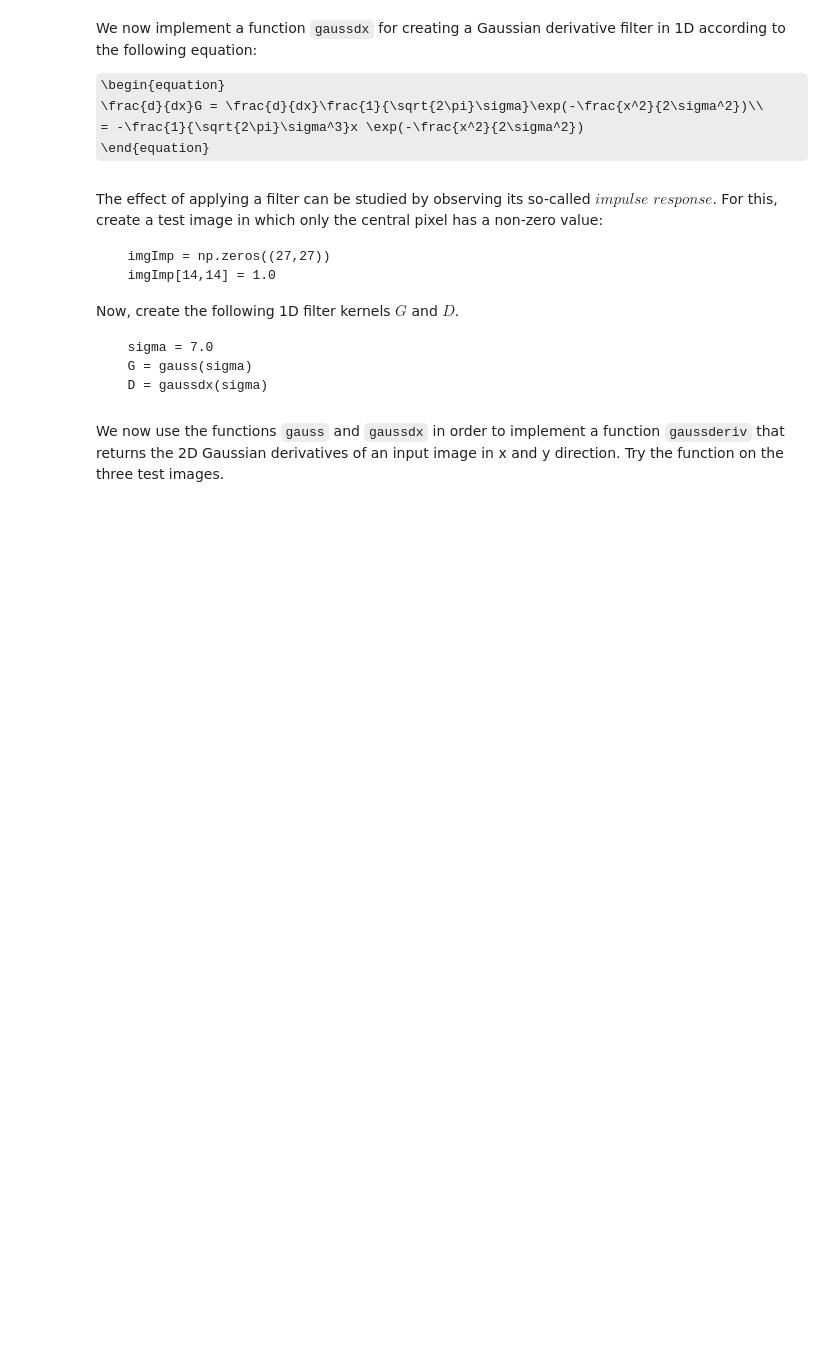
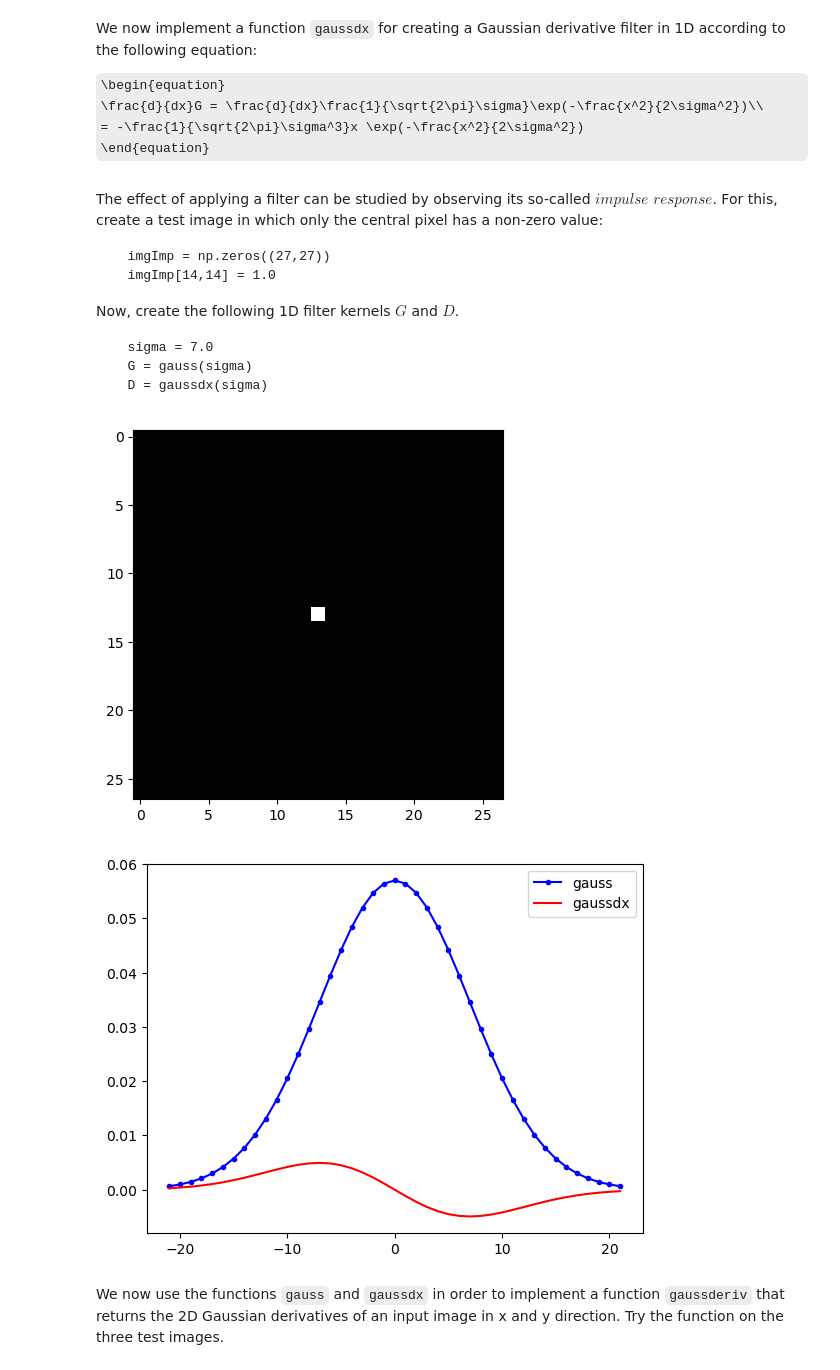
Before and after one commit to dhimitriosduka1/hlcv, a Jupyter notebook: Assignment_1/exercise-1-Part1.ipynb, the cells around one changed output. Cells and saved outputs as stored; diff of their text form; code cells hidden in the pictures; some formulas as TeX source; blank space fills up the shorter version.

````diff
--- a/Assignment_1/exercise-1-Part1.ipynb
+++ b/Assignment_1/exercise-1-Part1.ipynb
@@ -99,29 +105,32 @@ Now, create the following 1D filter kernels $G$ and $D$.
 ```
 # %%
 def gaussdx(sigma):
-    ########## TODO #################################
+    ########## [x] TODO #################################
     # Based on the above formula, implement a function that creates a 1D signal
     # from (-3*sigma, 3*sigma) and returns both the derivative of the gaussian
     # as well as the signal.
-
-    x = D = None # remove this
+    x = np.arange(math.ceil(-3*sigma), math.floor(3*sigma)+1)
+    D = -1/(math.sqrt(2*math.pi) * (sigma**3)) * x * np.exp(-np.square(x)/(2*sigma**2))
     #################################################
     return D, x
 
 ### The following code is used for evaluation.
 img = np.zeros([27,27])
 img[13, 13] = 1.0
 plt.figure(), plt.imshow(img, cmap='gray')
 
 sigma = 7.0
 [G, x] = gauss(sigma)
 [D, x] = gaussdx(sigma)
 
 plt.figure()
 plt.plot(x, G, 'b.-')
 plt.plot(x, D, 'r-')
 plt.legend( ('gauss', 'gaussdx'))
 plt.show()
+# %% [output]
+[figure, added]
+[figure, added]
 # %% [markdown]
 We now use the functions `gauss` and `gaussdx` in order to implement a function `gaussderiv` that returns the 2D Gaussian derivatives of an input image in x and y direction. Try the function on the three test images.
 # %%
````
Also changed, not shown: parts of 6 cells of this notebook.
